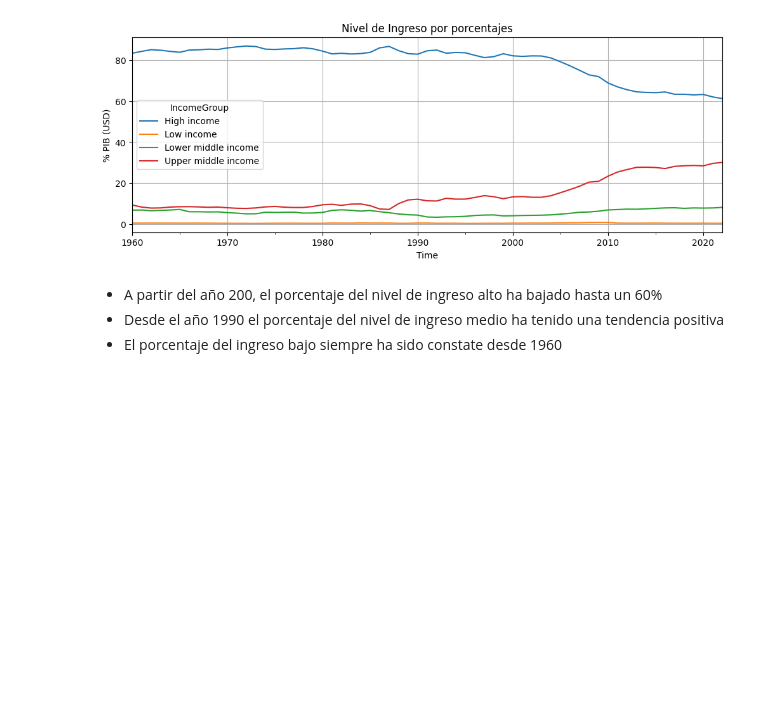
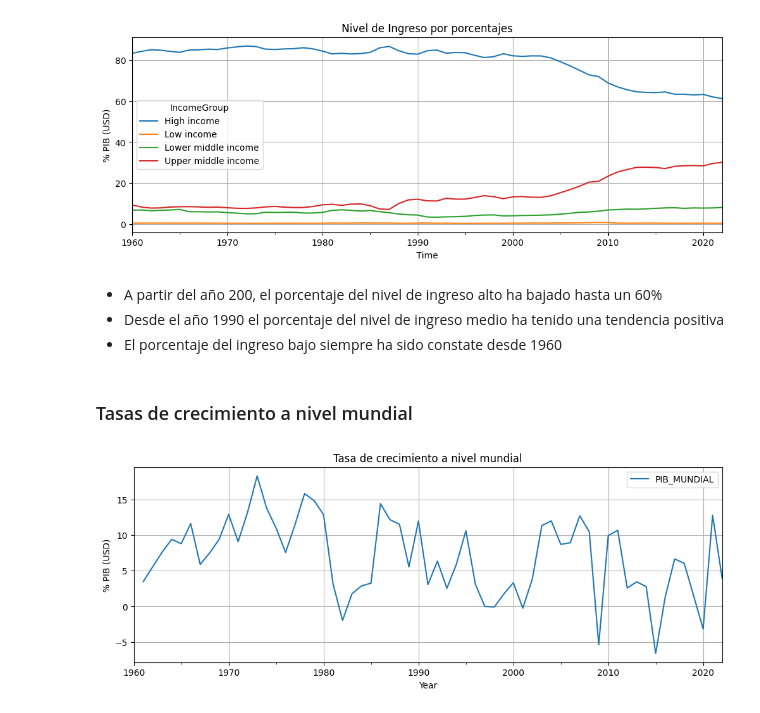
Before and after one commit to JairRamosG/Series_de_Tiempo, a Jupyter notebook: 05_Analisis/PIB/PIB.ipynb, the cells around one changed output. Saved outputs shown, nothing was run; the diff lists cells and outputs as text; code cells hidden in the pictures; blank space fills up the shorter version.

Commit message:
Tasa de crecimiento a nivel mundial

```diff
--- a/05_Analisis/PIB/PIB.ipynb
+++ b/05_Analisis/PIB/PIB.ipynb
@@ -332,3 +332,14 @@ ax.grid(True)
 * A partir del año 200, el porcentaje del nivel de ingreso alto ha bajado hasta un 60%
 * Desde el año 1990 el porcentaje del nivel de ingreso  medio ha tenido una tendencia positiva
 * El porcentaje del ingreso bajo siempre ha sido constate desde 1960
+# %% [markdown]
+### Tasas de crecimiento a nivel mundial
+# %%
+tasa_mundial = 100 * df_mundial.diff(1).div(df_mundial, axis=0)
+
+ax = tasa_mundial.plot(figsize=(12, 4))
+ax.set_title('Tasa de crecimiento a nivel mundial')
+ax.set_ylabel('% PIB (USD)')
+ax.grid(True)
+# %% [output]
+[figure, added]
```
